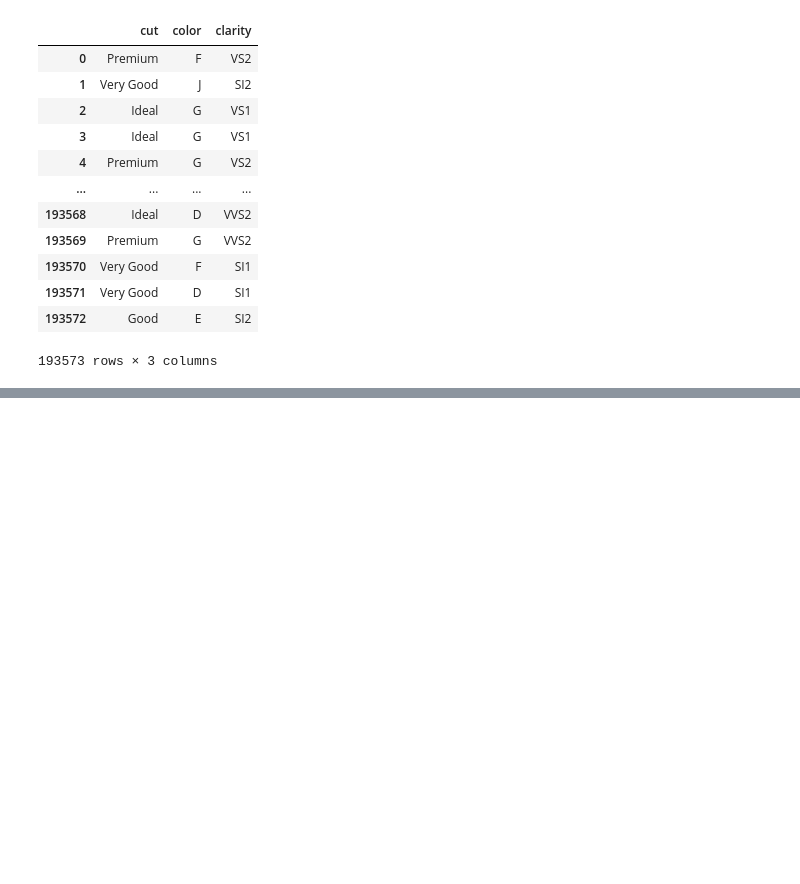
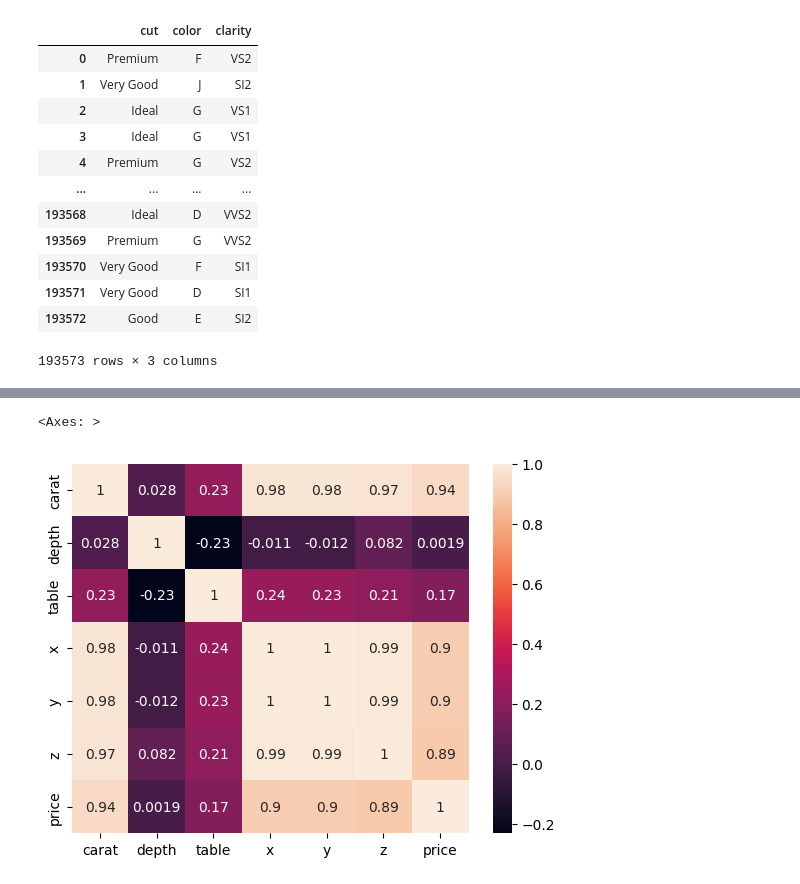
Before and after one commit to venkat4v/MLOPS, a Jupyter notebook: experiment/experiments.ipynb, the cells around one changed output, grey strips where cells are left out. Saved outputs shown, nothing was run; the diff lists cells and outputs as text; code cells hidden in the pictures; blank space fills up the shorter version.

```diff
--- a/experiment/experiments.ipynb
+++ b/experiment/experiments.ipynb
@@ -237,0 +306,5 @@ data[cat_columns]
+# %%
+sns.heatmap(data[num_columns].corr(),annot=True)
+# %% [output]
+<Axes: >
+[figure, added]
```
Also changed, not shown: parts of 8 cells of this notebook.
